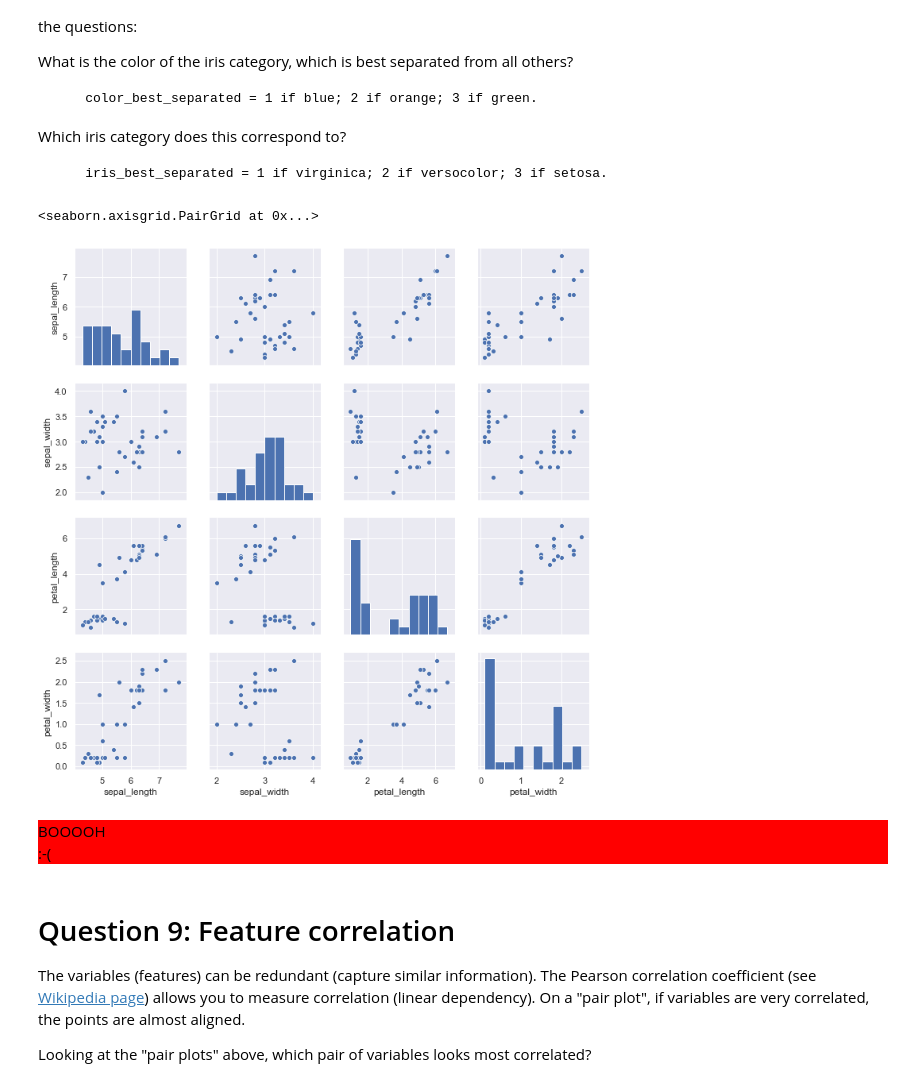
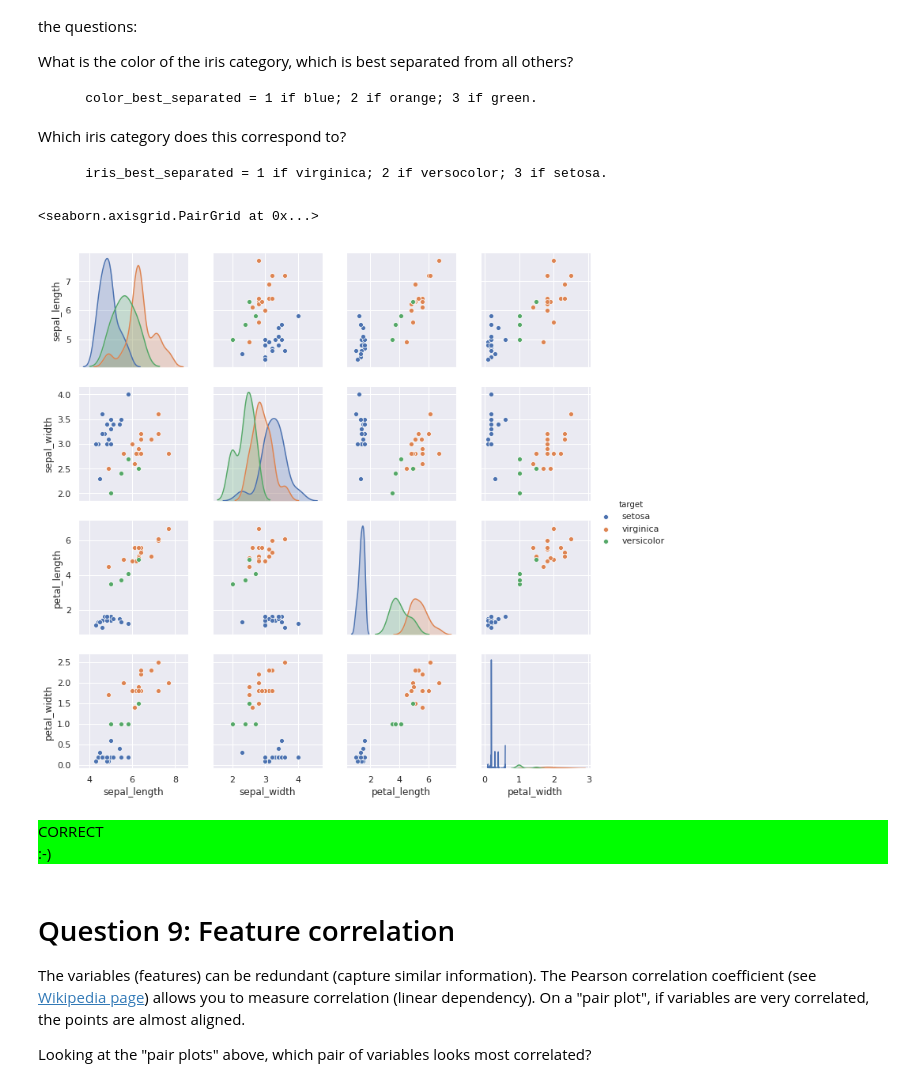
Before and after one commit to zhenhai-xu/info232, a Jupyter notebook: TP0/TP0.ipynb, the cells around one changed output. Cells and saved outputs as stored; diff of their text form; code cells hidden in the pictures.

```diff
--- a/TP0/TP0.ipynb
+++ b/TP0/TP0.ipynb
@@ -251,19 +271,19 @@ Which iris category does this correspond to?
 
         iris_best_separated = 1 if virginica; 2 if versocolor; 3 if setosa.
 # %%
-import seaborn as snzhenhai-xus; sns.set()
-sns.pairplot(data, diag_kind="hist")
+import seaborn as sns; sns.set()
+sns.pairplot(data, hue="target")
 # %% [output]
 <seaborn.axisgrid.PairGrid at 0x...>
-[figure, old version]
+[figure, new version]
 # %%
 question = 8
-color_best_separated = 8 # Change that
-iris_best_separated = 5  # Change that
+color_best_separated = 1 # Change that
+iris_best_separated = 3  # Change that
 score += check(color_best_separated*iris_best_separated, question)
 # %% [output]
-BOOOOH
-:-(
+CORRECT
+:-)
 # %% [markdown]
 # Question 9: Feature correlation
 The variables (features) can be redundant (capture similar information). The Pearson correlation coefficient (see <a href ="https://en.wikipedia.org/wiki/Pearson_correlation_coefficient"> Wikipedia page</a>) allows you to measure correlation (linear dependency). On a "pair plot", if variables are very correlated, the points are almost aligned.
```
Also changed, not shown: parts of 13 cells of this notebook.
